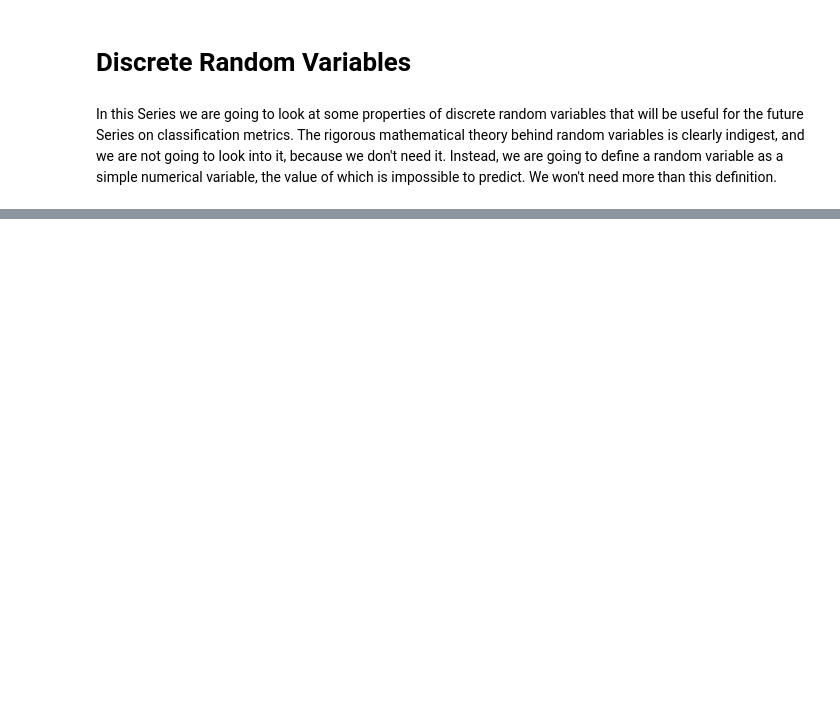
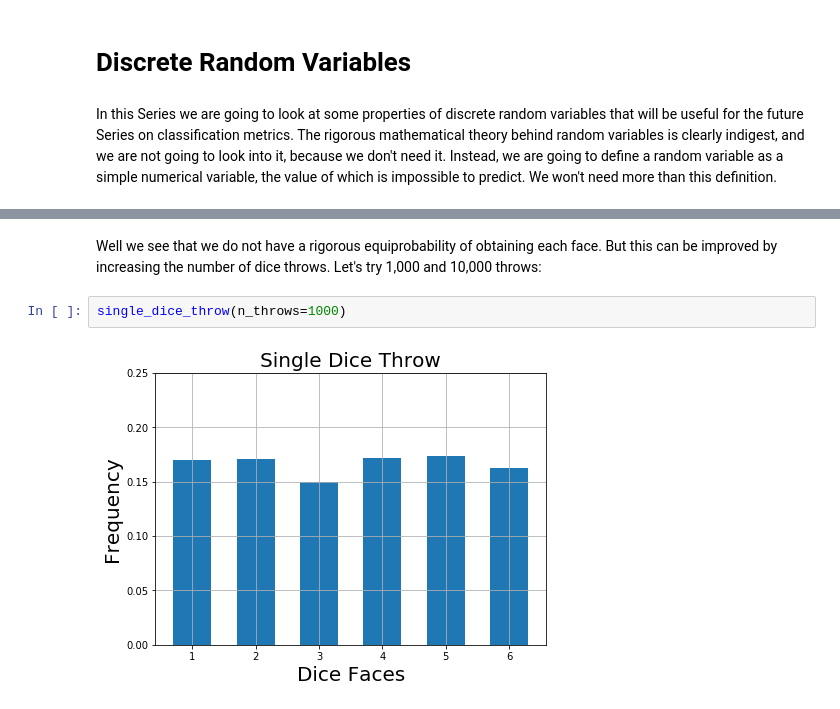
Before and after one commit to boris-dee/understanding_series, a Jupyter notebook: probabilities/01.discrete_random_variables.ipynb, the cells around one changed output, grey strips where cells are left out. Saved outputs shown, nothing was run; the diff lists cells and outputs as text; blank space fills up the shorter version.

```diff
--- a/probabilities/01.discrete_random_variables.ipynb
+++ b/probabilities/01.discrete_random_variables.ipynb
@@ -27,0 +77,6 @@ When dealing with discrete random variables, it is useful to gather all pairs $(
+# %% [markdown]
+Well we see that we do not have a rigorous equiprobability of obtaining each face. But this can be improved by increasing the number of dice throws. Let's try 1,000 and 10,000 throws:
+# %%
+single_dice_throw(n_throws=1000)
+# %% [output]
+[figure, added]
```
Also changed, not shown: parts of 20 cells of this notebook, 7 other files.
